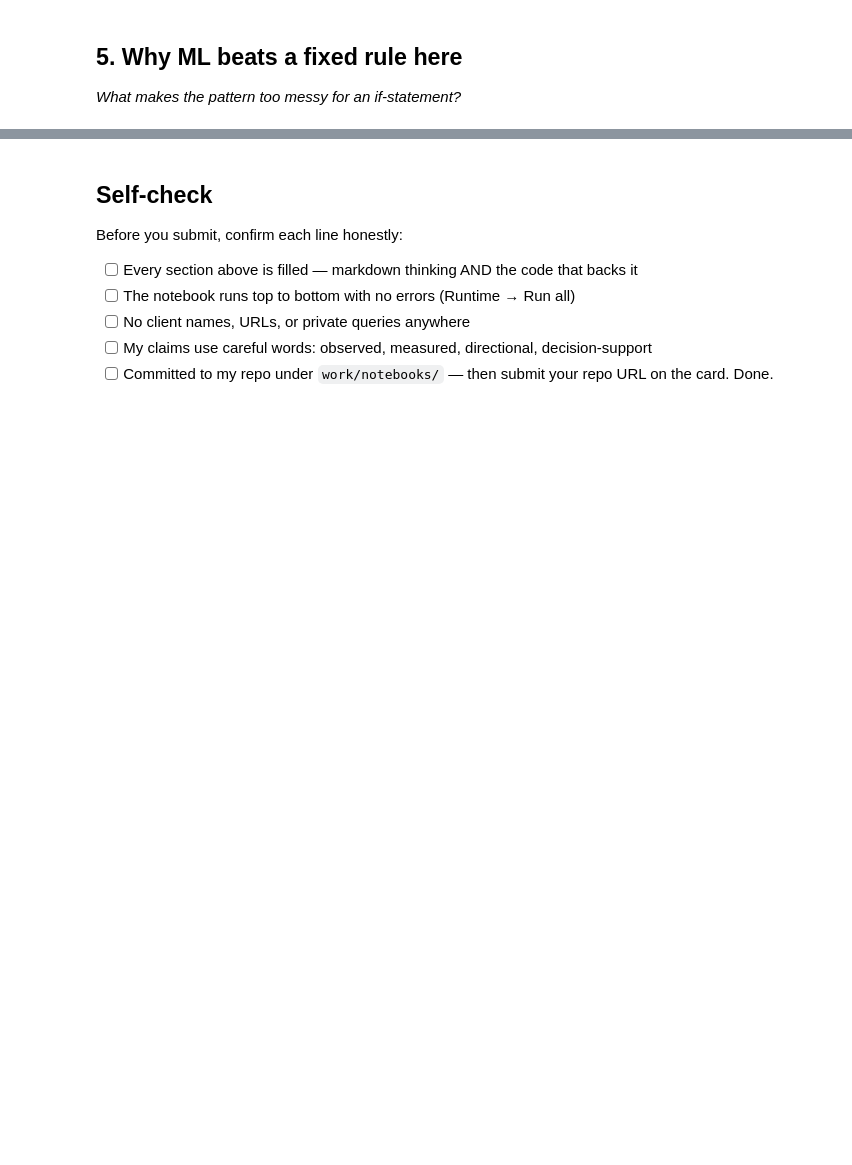
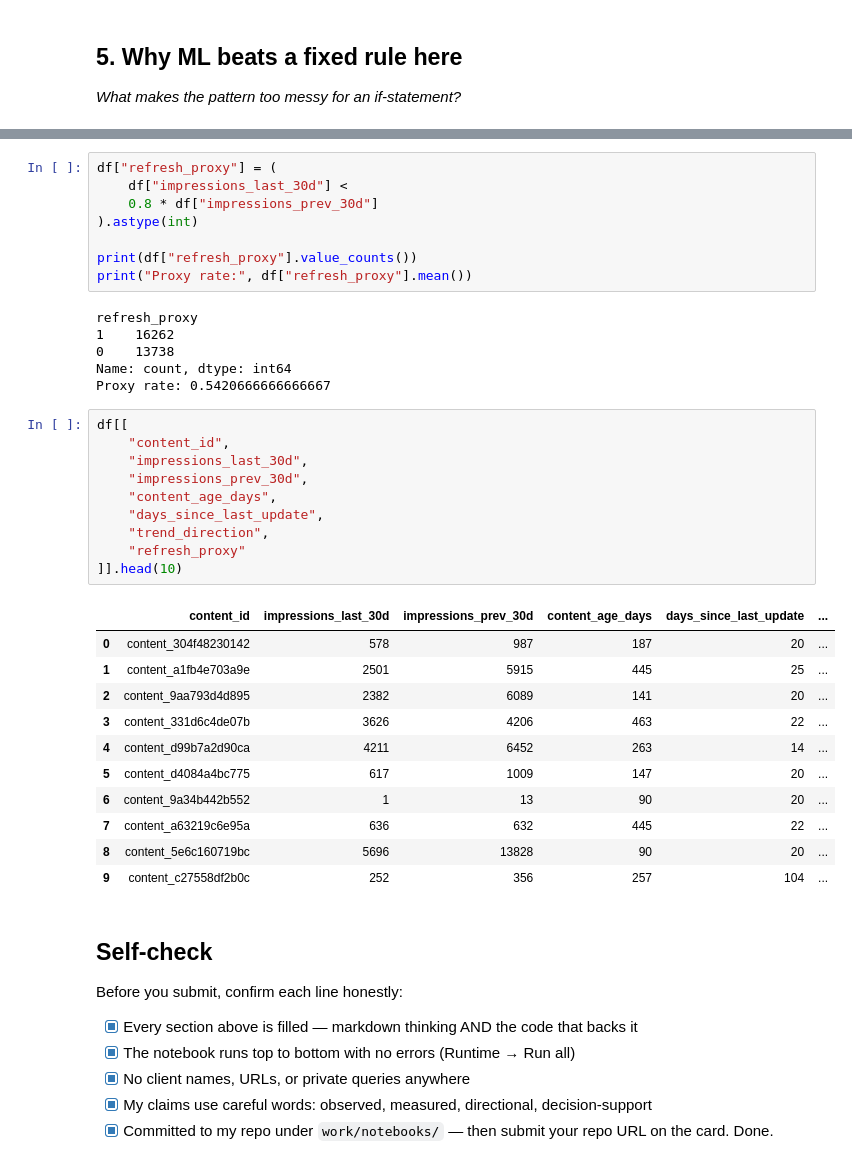
Before and after one commit to SaaDasim05/Flyrank-ML-Internship, a Jupyter notebook: work/notebooks/w02_ml_task_framing.ipynb, the cells around one changed output, grey strips where cells are left out. Cells and saved outputs as stored; diff of their text form; blank space fills up the shorter version.

```diff
--- a/work/notebooks/w02_ml_task_framing.ipynb
+++ b/work/notebooks/w02_ml_task_framing.ipynb
@@ -44,10 +127,46 @@ This skeleton is yours to fill. Work the sections **in order** — each one has
+# %%
+df["refresh_proxy"] = (
+    df["impressions_last_30d"] <
+    0.8 * df["impressions_prev_30d"]
+).astype(int)
+
+print(df["refresh_proxy"].value_counts())
+print("Proxy rate:", df["refresh_proxy"].mean())
+# %% [output]
+refresh_proxy
+1    16262
+0    13738
+Name: count, dtype: int64
+Proxy rate: 0.5420666666666667
+# %%
+df[[
+    "content_id",
+    "impressions_last_30d",
+    "impressions_prev_30d",
+    "content_age_days",
+    "days_since_last_update",
+    "trend_direction",
+    "refresh_proxy"
+]].head(10)
+# %% [output]
+|  | content_id | impressions_last_30d | impressions_prev_30d | content_age_days | days_since_last_update | ... |
+| 0 | content_304f48230142 | 578 | 987 | 187 | 20 | ... |
+| 1 | content_a1fb4e703a9e | 2501 | 5915 | 445 | 25 | ... |
+| 2 | content_9aa793d4d895 | 2382 | 6089 | 141 | 20 | ... |
+| 3 | content_331d6c4de07b | 3626 | 4206 | 463 | 22 | ... |
+| 4 | content_d99b7a2d90ca | 4211 | 6452 | 263 | 14 | ... |
+| 5 | content_d4084a4bc775 | 617 | 1009 | 147 | 20 | ... |
+| 6 | content_9a34b442b552 | 1 | 13 | 90 | 20 | ... |
+| 7 | content_a63219c6e95a | 636 | 632 | 445 | 22 | ... |
+| 8 | content_5e6c160719bc | 5696 | 13828 | 90 | 20 | ... |
+| 9 | content_c27558df2b0c | 252 | 356 | 257 | 104 | ... |
 # %% [markdown]
 ## Self-check
 
 Before you submit, confirm each line honestly:
 
-- [ ] Every section above is filled — markdown thinking AND the code that backs it
-- [ ] The notebook runs top to bottom with no errors (Runtime → Run all)
-- [ ] No client names, URLs, or private queries anywhere
-- [ ] My claims use careful words: observed, measured, directional, decision-support
-- [ ] Committed to my repo under `work/notebooks/` — then submit your repo URL on the card. Done.
+- [X] Every section above is filled — markdown thinking AND the code that backs it
+- [X] The notebook runs top to bottom with no errors (Runtime → Run all)
+- [X] No client names, URLs, or private queries anywhere
+- [X] My claims use careful words: observed, measured, directional, decision-support
+- [X] Committed to my repo under `work/notebooks/` — then submit your repo URL on the card. Done.
```
Also changed, not shown: parts of 9 cells of this notebook.
